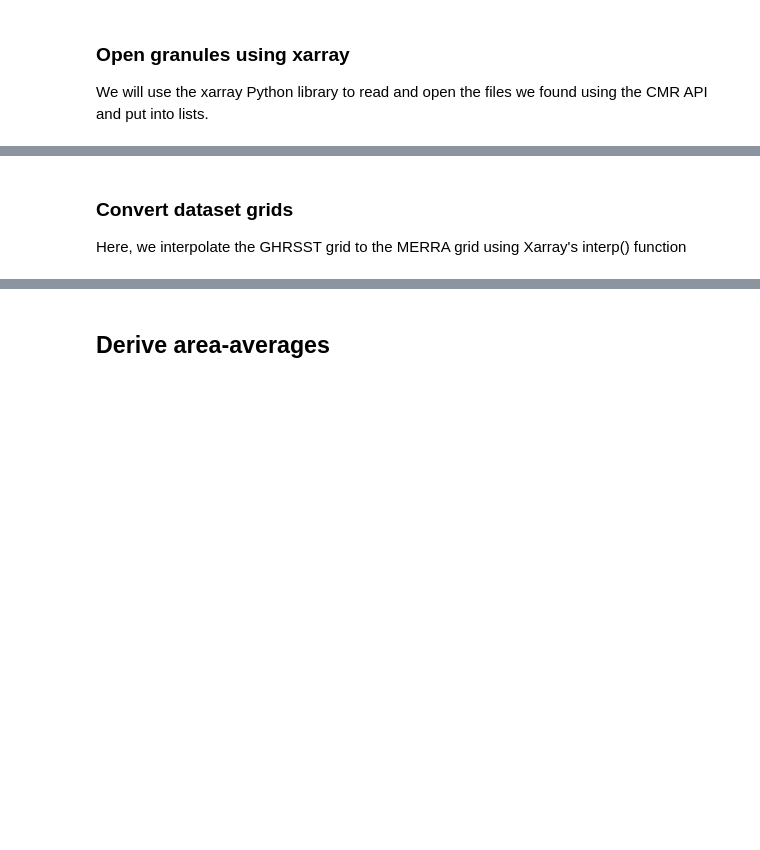
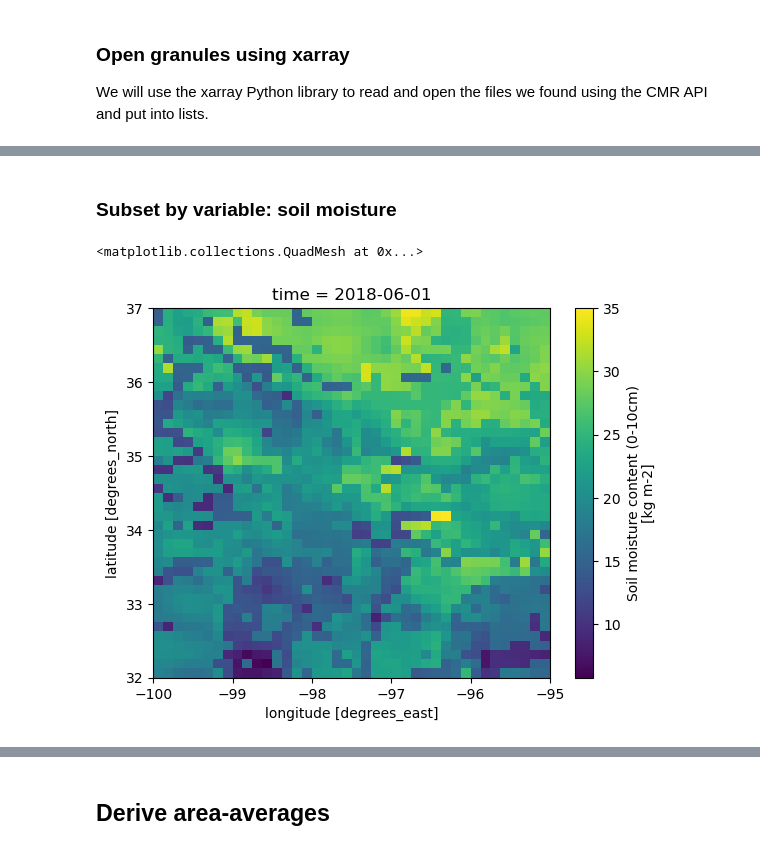
Before and after one commit to alexishunzinger/gesdisc-use-cases, a Jupyter notebook: mocko-ldas-comparison/ldas-comparison.ipynb, the cells around one changed output, grey strips where cells are left out. Cells and saved outputs as stored; diff of their text form; code cells hidden in the pictures; blank space fills up the shorter version.

Commit message:
Subsetting and regridding work in progress

```diff
--- a/mocko-ldas-comparison/ldas-comparison.ipynb
+++ b/mocko-ldas-comparison/ldas-comparison.ipynb
@@ -205,10 +207,9 @@ type(fs_gesdisc), type(fs_podaac)
 
 We will use the xarray Python library to read and open the files we found using the CMR API and put into lists.
 # %%
+%%time
 nldas_ds = xr.open_mfdataset(
-    paths=[fs_gesdisc.open(f) for f in nldas_s3_urls],
+    paths=[fs_gesdisc.open(f) for f in nldas_s3_urls[0:24]],
     combine='by_coords',
-    mask_and_scale=True,
     decode_cf=True,
-    parallel=False,
 )
@@ -245,13 +256,9 @@ cygnss_sm
 # %%
-min_lon = 95
+min_lon = -100
 min_lat = 32
-max_lon = 100
+max_lon = -95
 max_lat = 37
 
-nldas_ds = nldas_ds.sel(lat=slice(min_lat,max_lat), lon=slice(min_lon,max_lon))
-gldas_ds = gldas_ds.sel(lat=slice(min_lat,max_lat), lon=slice(min_lon,max_lon))
-cygnss_ds = cygnss_ds.sel(lat=slice(min_lat,max_lat), lon=slice(min_lon,max_lon))
+nldas_sgp = nldas_ds.sel(lat=slice(min_lat,max_lat), lon=slice(min_lon,max_lon))
+gldas_sgp = gldas_ds.sel(lat=slice(min_lat,max_lat), lon=slice(min_lon,max_lon))
+#cygnss_sgp = cygnss_ds.sel(lat=slice(min_lat,max_lat), lon=slice(min_lon,max_lon))
-# %% [markdown]
-### Convert dataset grids
-
-Here, we interpolate the GHRSST grid to the MERRA grid using Xarray's interp() function
@@ -262,0 +265,13 @@ gldas_ds
+# %% [markdown]
+### Subset by variable: soil moisture
+# %%
+nldas_sm = nldas_sgp.SoilM_0_10cm
+gldas_sm = gldas_sgp.SoilMoi0_10cm_inst
+#cygnss_sm = cygnss_ds.SM_daily
+# %%
+# Check on the subsetting via plots
+nldas_sm[0,:,:].plot()
+#gldas_sm[0,:,:].plot()
+# %% [output]
+<matplotlib.collections.QuadMesh at 0x...>
+[figure, added]
```
Also changed, not shown: parts of 22 cells of this notebook.
